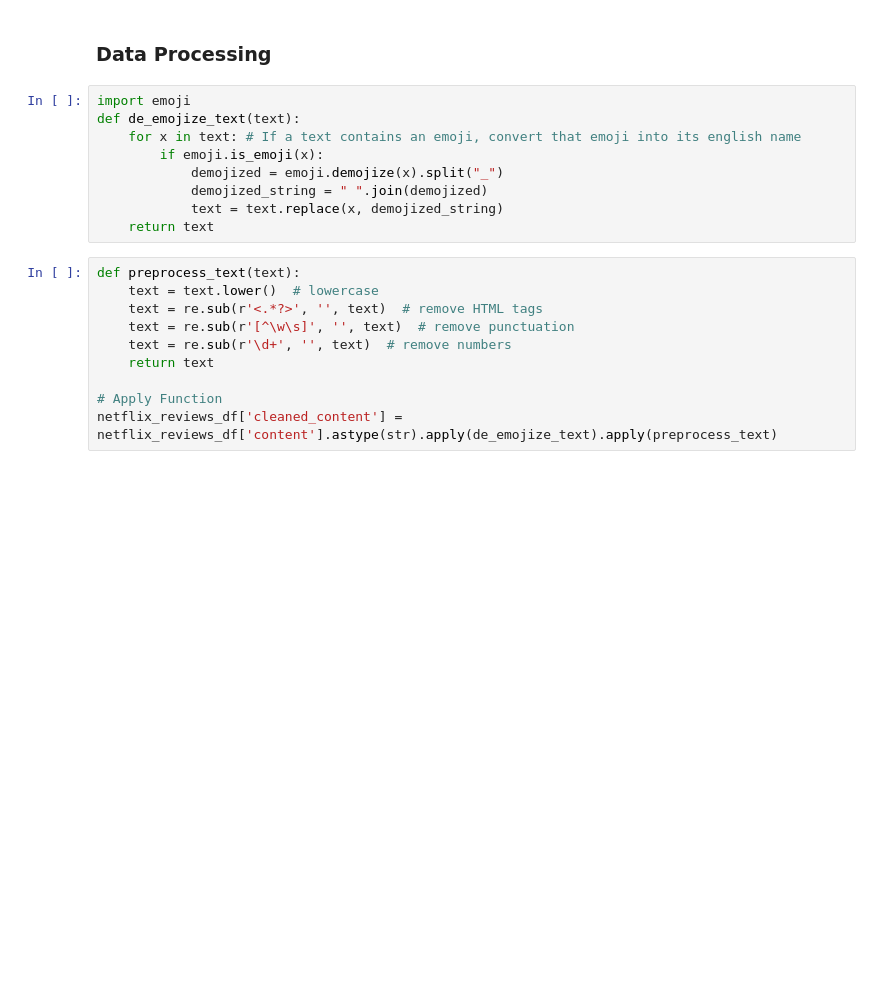
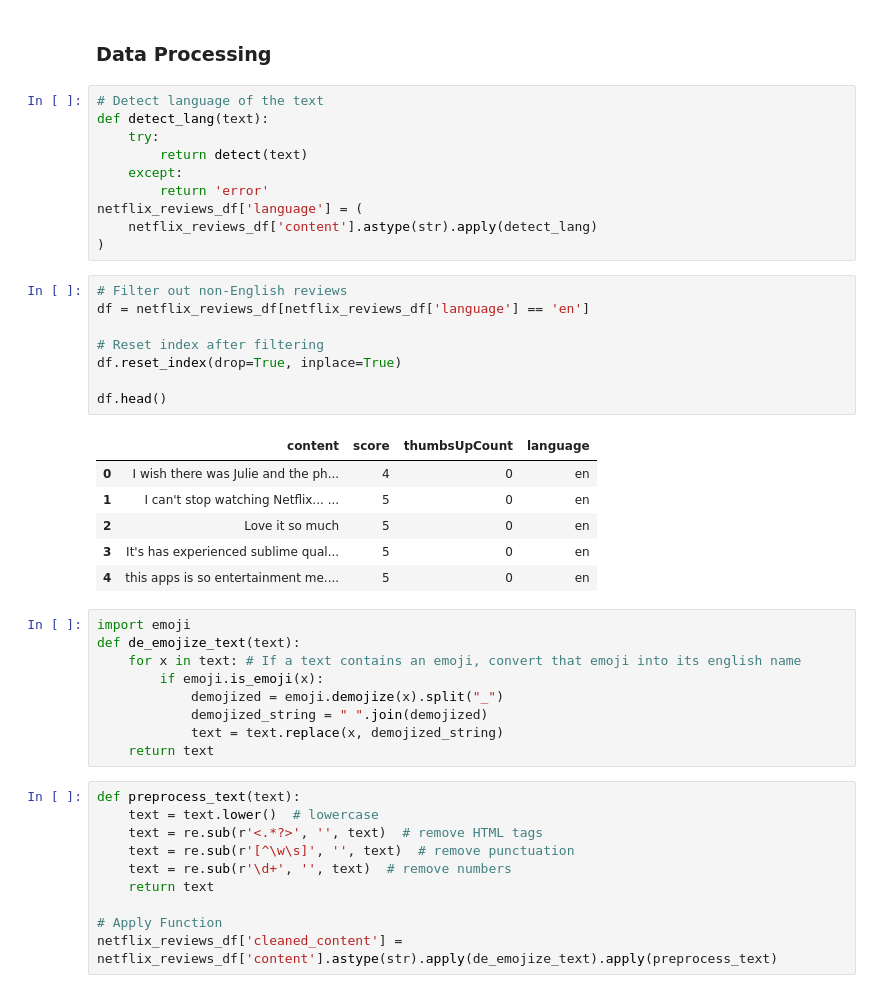
Before and after one commit to erikplol/FP-ML-17, a Jupyter notebook: lstm-sentiment-analysis.ipynb, the cells around one changed output. Drawn from its saved outputs; the diff is of its cells as text; blank space fills up the shorter version.

```diff
--- a/lstm-sentiment-analysis.ipynb
+++ b/lstm-sentiment-analysis.ipynb
@@ -45,5 +92,30 @@ netflix_reviews_df.head()
 # %% [markdown]
 <h3>Data Processing</h3>
+# %%
+# Detect language of the text
+def detect_lang(text):
+    try:
+        return detect(text)
+    except:
+        return 'error'
+netflix_reviews_df['language'] = (
+    netflix_reviews_df['content'].astype(str).apply(detect_lang)
+)
+# %%
+# Filter out non-English reviews
+df = netflix_reviews_df[netflix_reviews_df['language'] == 'en']
+
+# Reset index after filtering
+df.reset_index(drop=True, inplace=True)
+
+df.head()
+# %% [output]
+|  | content | score | thumbsUpCount | language |
+| 0 | I wish there was Julie and the ph... | 4 | 0 | en |
+| 1 | I can't stop watching Netflix... ... | 5 | 0 | en |
+| 2 | Love it so much | 5 | 0 | en |
+| 3 | It's has experienced sublime qual... | 5 | 0 | en |
+| 4 | this apps is so entertainment me.... | 5 | 0 | en |
 # %%
 import emoji
 def de_emojize_text(text):
```
Also changed, not shown: parts of 17 cells of this notebook.
